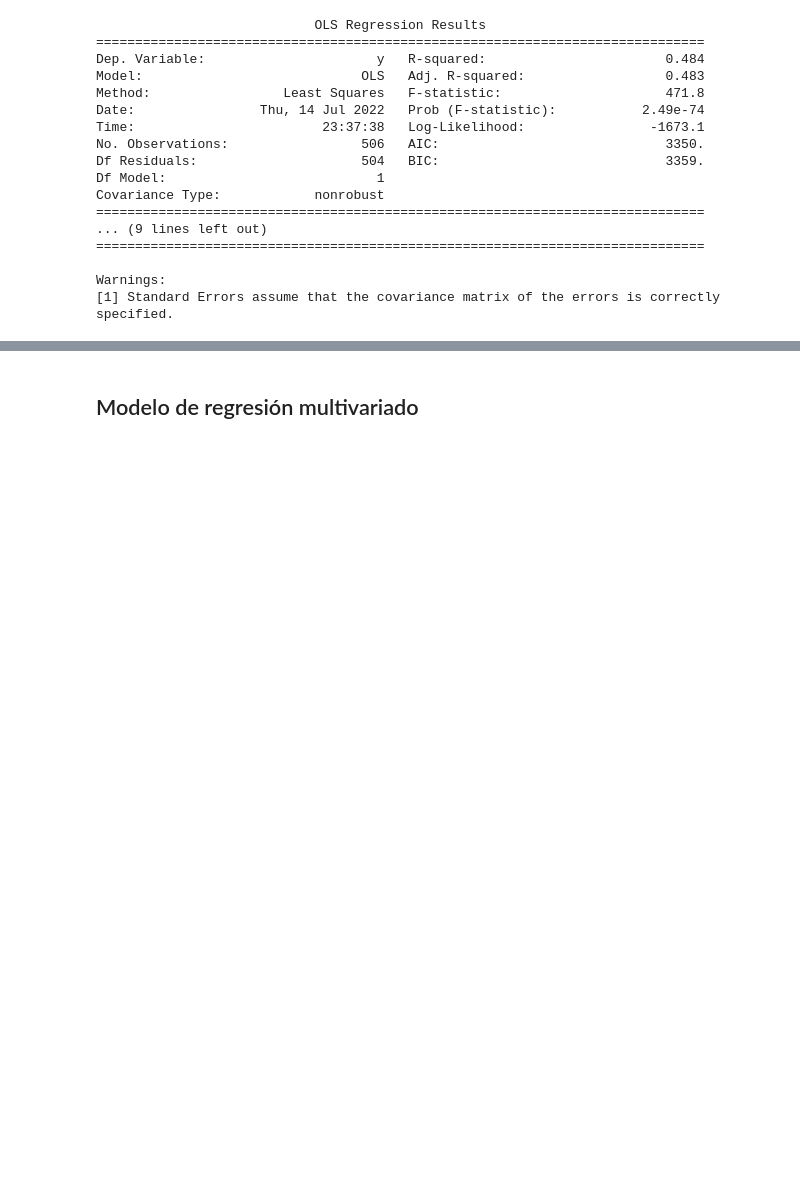
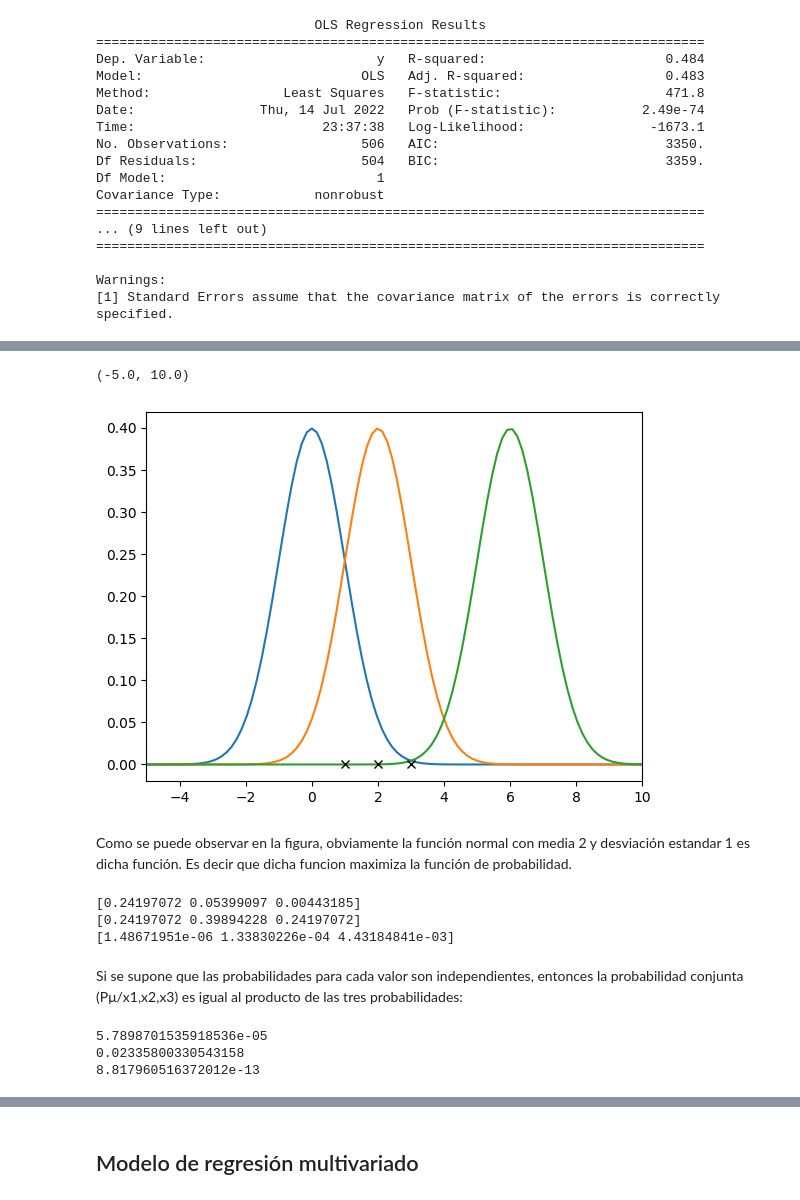
Before and after one commit to edieraristizabal/MachineLearning, a Jupyter notebook: NOTEBOOKS/15_Regresion_lineal.ipynb, the cells around one changed output, grey strips where cells are left out. Drawn from its saved outputs; the diff is of its cells as text; code cells hidden in the pictures; blank space fills up the shorter version.

```diff
--- a/NOTEBOOKS/15_Regresion_lineal.ipynb
+++ b/NOTEBOOKS/15_Regresion_lineal.ipynb
@@ -248,0 +331,40 @@ Warnings:
+# %%
+x = np.linspace(-5, 10, 100)
+N_0 = norm.pdf(x, loc=0, scale=1)
+N_2 = norm.pdf(x, loc=2, scale=1)
+N_6 = norm.pdf(x, loc=6, scale=1)
+plt.plot(x,N_0)
+plt.plot(x,N_2)
+plt.plot(x,N_6)
+plt.plot(1,0, 'xk')
+plt.plot(2,0, 'xk')
+plt.plot(3,0, 'xk')
+plt.xlim(-5,10)
+# %% [output]
+(-5.0, 10.0)
+[figure, added]
+# %% [markdown]
+Como se puede observar en la figura, obviamente la función normal con media 2 y desviación estandar 1 es dicha función. Es decir que dicha funcion maximiza la función de probabilidad.
+# %%
+#datos
+x=(1,2,3)
+#Para la funcion con media 0 y desviacion 1 la probabilidad de cada valor de x corresponde a
+print(norm.pdf(x, loc=0, scale=1))
+#Para la funcion con media 2 y desviacion 1 la probabilidad de cada valor de x corresponde a
+print(norm.pdf(x, loc=2, scale=1))
+#Para la funcion con media 6 y desviacion 1 la probabilidad de cada valor de x corresponde a
+print(norm.pdf(x, loc=6, scale=1))
+# %% [output]
+[0.24197072 0.05399097 0.00443185]
+[0.24197072 0.39894228 0.24197072]
+[1.48671951e-06 1.33830226e-04 4.43184841e-03]
+# %% [markdown]
+Si se supone que las probabilidades para cada valor son independientes, entonces la probabilidad conjunta (Pμ/x1,x2,x3) es igual al producto de las tres probabilidades:
+# %%
+print(np.prod(norm.pdf(x, loc=0, scale=1)))
+print(np.prod(norm.pdf(x, loc=2, scale=1)))
+print(np.prod(norm.pdf(x, loc=6, scale=1)))
+# %% [output]
+5.7898701535918536e-05
+0.02335800330543158
+8.817960516372012e-13
```
Also changed, not shown: parts of 34 cells of this notebook, 7 other files.
